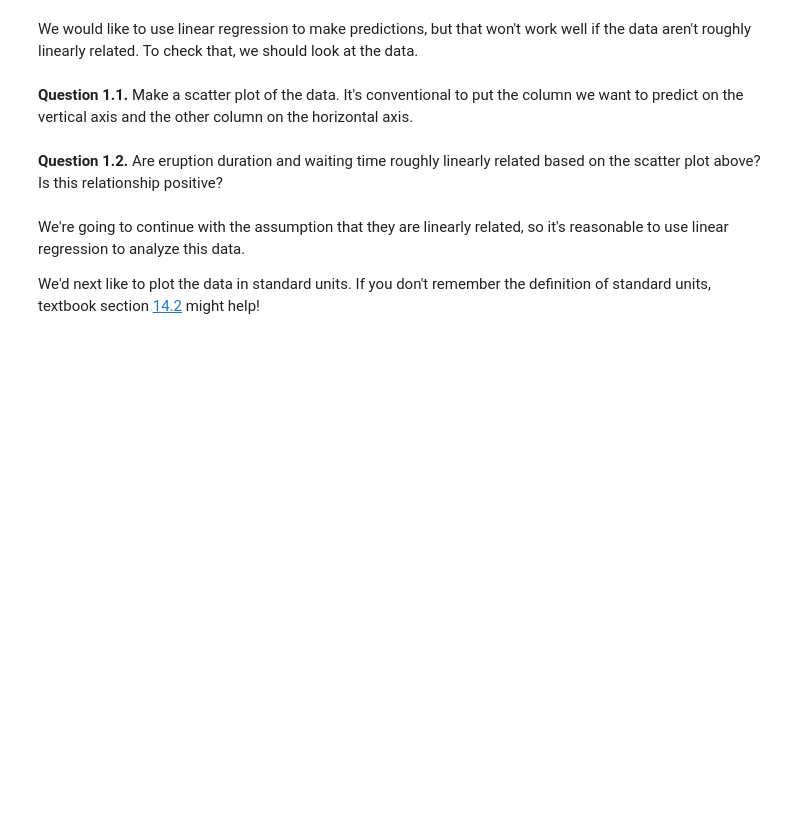
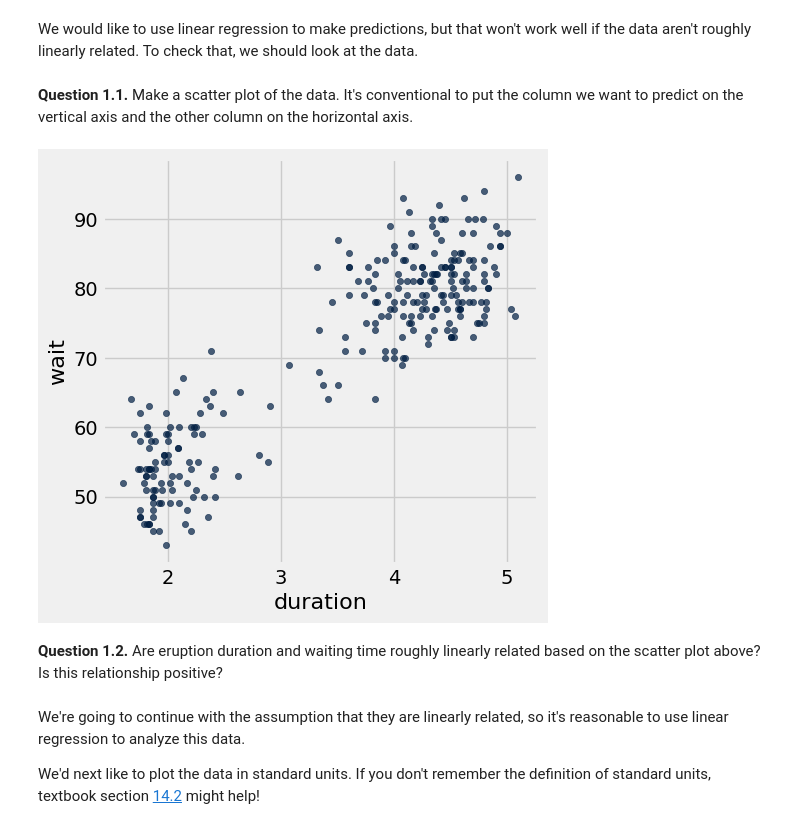
Before and after one commit to sondank1010/materials-sp22, a Jupyter notebook: lab/lab09/lab09.ipynb, the cells around one changed output. Drawn from its saved outputs; the diff is of its cells as text; code cells hidden in the pictures; blank space fills up the shorter version.

```diff
--- a/lab/lab09/lab09.ipynb
+++ b/lab/lab09/lab09.ipynb
@@ -68,7 +85,9 @@ We would like to use linear regression to make predictions, but that won't work
 # %% [markdown]
 **Question 1.1.** Make a scatter plot of the data.  It's conventional to put the column we want to predict on the vertical axis and the other column on the horizontal axis.
 # %%
-...
+faithful.scatter('duration', 'wait')
+# %% [output]
+[figure, added]
 # %% [markdown]
 **Question 1.2.** Are eruption duration and waiting time roughly linearly related based on the scatter plot above? Is this relationship positive?
 # %% [markdown]
```
Also changed, not shown: parts of 20 cells of this notebook.
